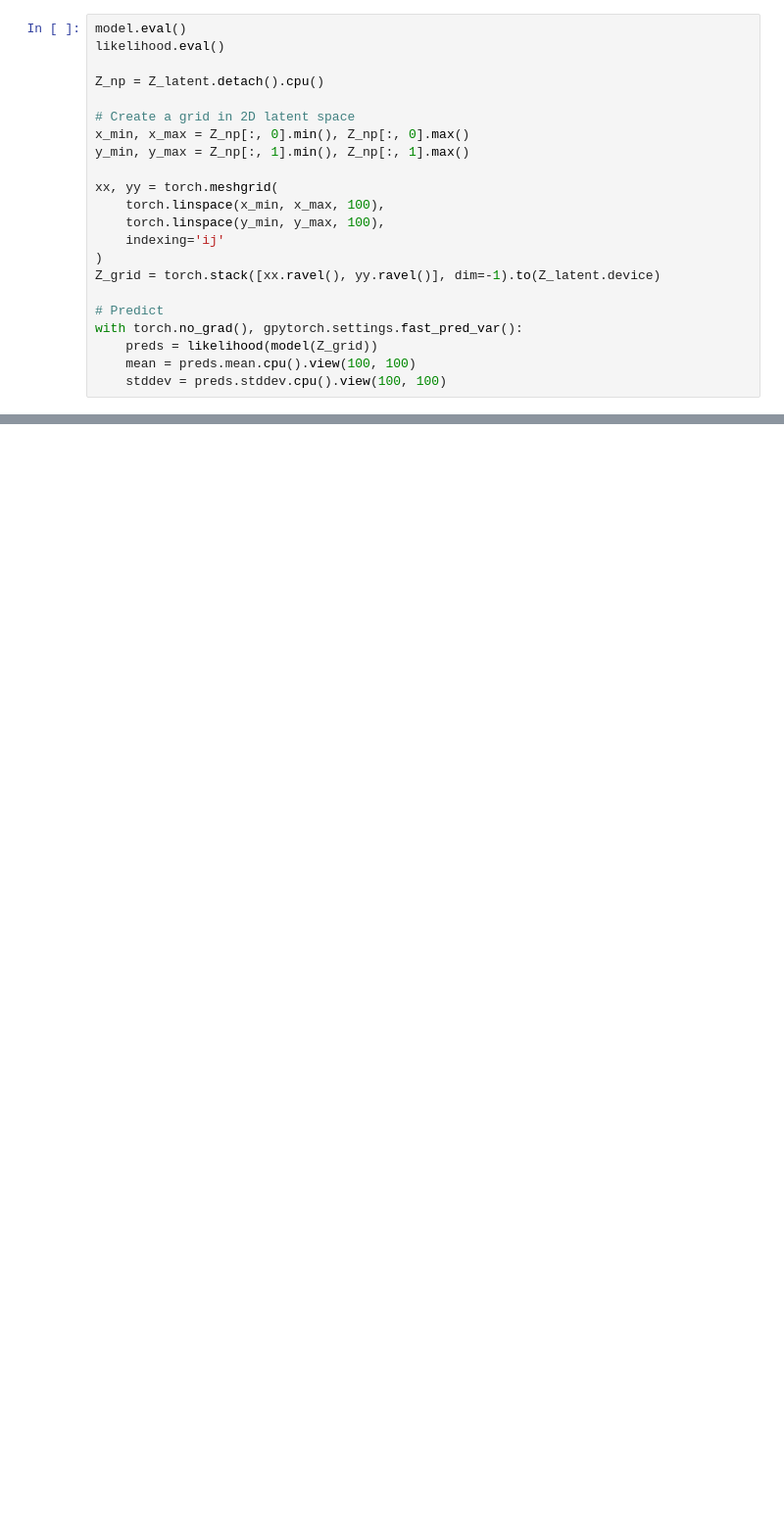
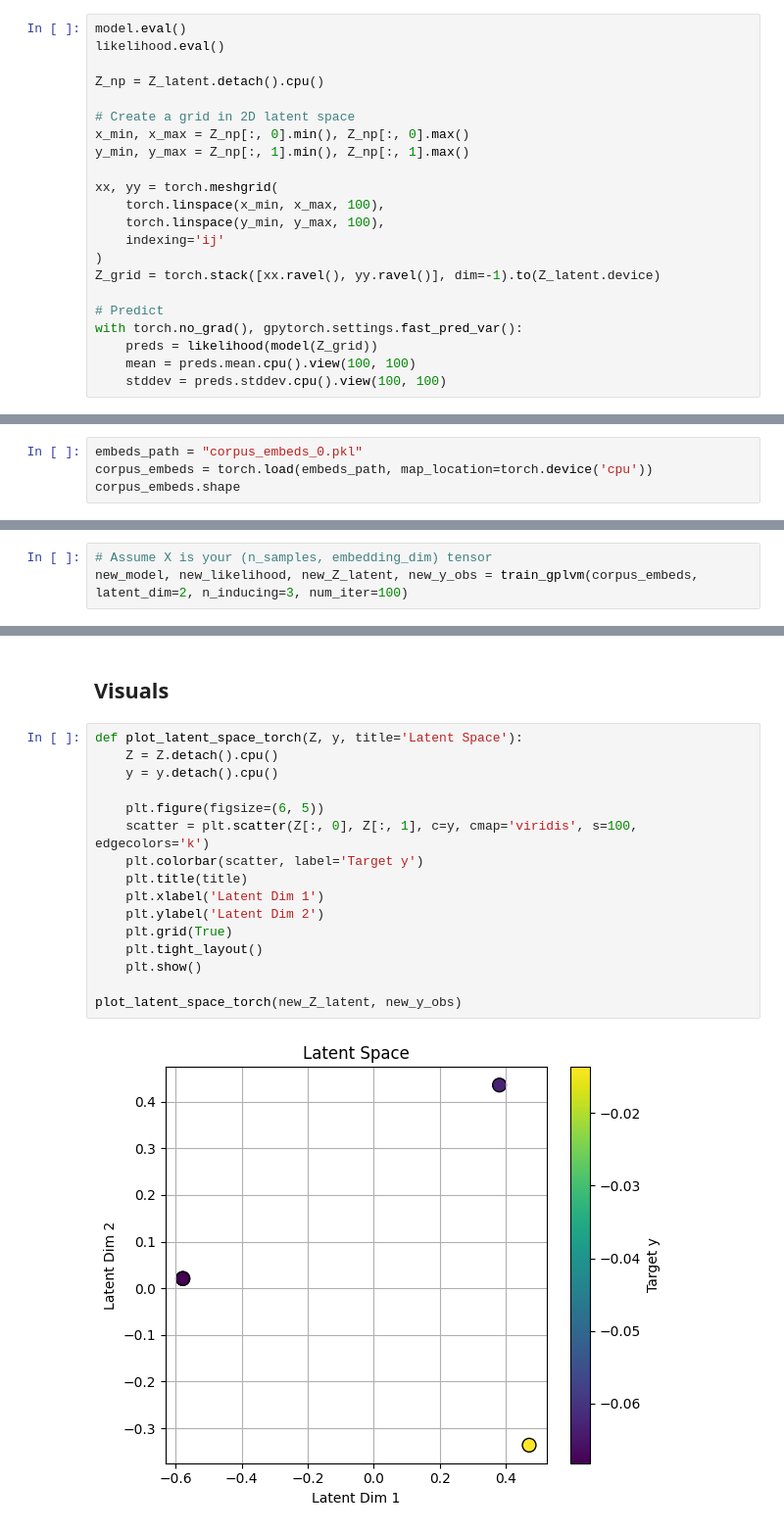
Before and after one commit to Four-Armed-Bandits/CS772-Project, a Jupyter notebook: GP Stuff/InitialTry.ipynb, the cells around one changed output, grey strips where cells are left out. Shown at 98% size. Saved outputs shown, nothing was run; the diff lists cells and outputs as text; blank space fills up the shorter version.

Commit message:
GP model on new embeddings

```diff
--- a/GP Stuff/InitialTry.ipynb
+++ b/GP Stuff/InitialTry.ipynb
@@ -220,0 +209,4 @@ plt.show()
+# %%
+embeds_path = "corpus_embeds_0.pkl"
+corpus_embeds = torch.load(embeds_path, map_location=torch.device('cpu'))
+corpus_embeds.shape
@@ -220,0 +215,3 @@ plt.show()
+# %%
+# Assume X is your (n_samples, embedding_dim) tensor
+new_model, new_likelihood, new_Z_latent, new_y_obs = train_gplvm(corpus_embeds, latent_dim=2, n_inducing=3, num_iter=100)
@@ -220,0 +221,20 @@ plt.show()
+# %% [markdown]
+## Visuals
+# %%
+def plot_latent_space_torch(Z, y, title='Latent Space'):
+    Z = Z.detach().cpu()
+    y = y.detach().cpu()
+
+    plt.figure(figsize=(6, 5))
+    scatter = plt.scatter(Z[:, 0], Z[:, 1], c=y, cmap='viridis', s=100, edgecolors='k')
+    plt.colorbar(scatter, label='Target y')
+    plt.title(title)
+    plt.xlabel('Latent Dim 1')
+    plt.ylabel('Latent Dim 2')
+    plt.grid(True)
+    plt.tight_layout()
+    plt.show()
+
+plot_latent_space_torch(new_Z_latent, new_y_obs)
+# %% [output]
+[figure, added]
```
Also changed, not shown: parts of 13 cells of this notebook, 1 other file.
